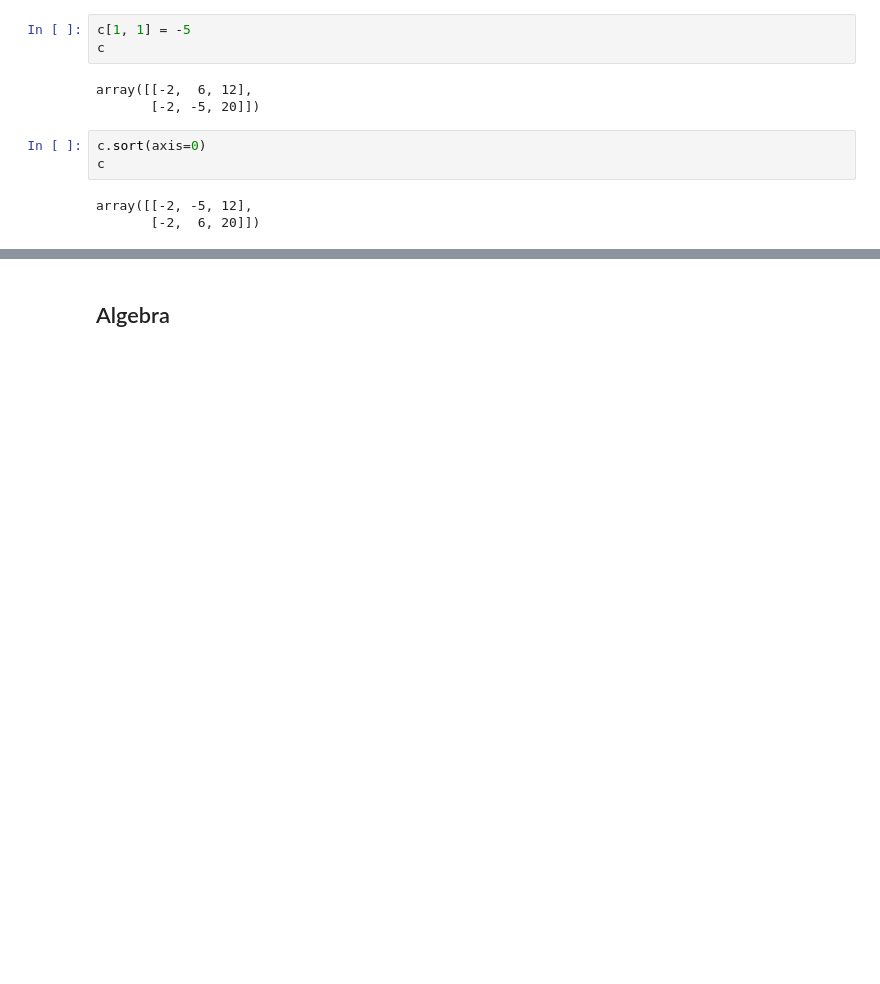
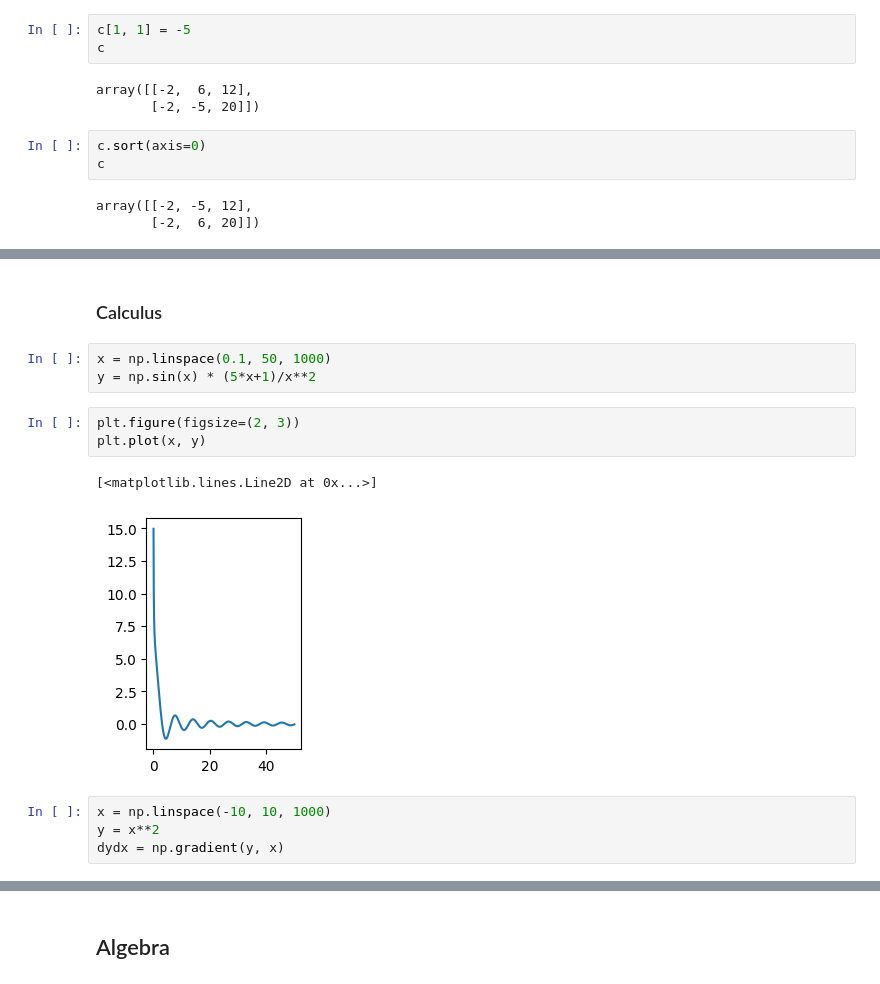
Before and after one commit to MapsaBootCamp/ML3, a Jupyter notebook: DA_LIBs/numpy_section.ipynb, the cells around one changed output, grey strips where cells are left out. Saved outputs shown, nothing was run; the diff lists cells and outputs as text; blank space fills up the shorter version.

```diff
--- a/DA_LIBs/numpy_section.ipynb
+++ b/DA_LIBs/numpy_section.ipynb
@@ -418,0 +539,15 @@ array([[-2, -5, 12],
+# %% [markdown]
+### Calculus
+# %%
+x = np.linspace(0.1, 50, 1000)
+y = np.sin(x) * (5*x+1)/x**2
+# %%
+plt.figure(figsize=(2, 3))
+plt.plot(x, y)
+# %% [output]
+[<matplotlib.lines.Line2D at 0x...>]
+[figure, added]
+# %%
+x = np.linspace(-10, 10, 1000)
+y = x**2
+dydx = np.gradient(y, x)
```
Also changed, not shown: parts of 54 cells of this notebook, 3 other files.
